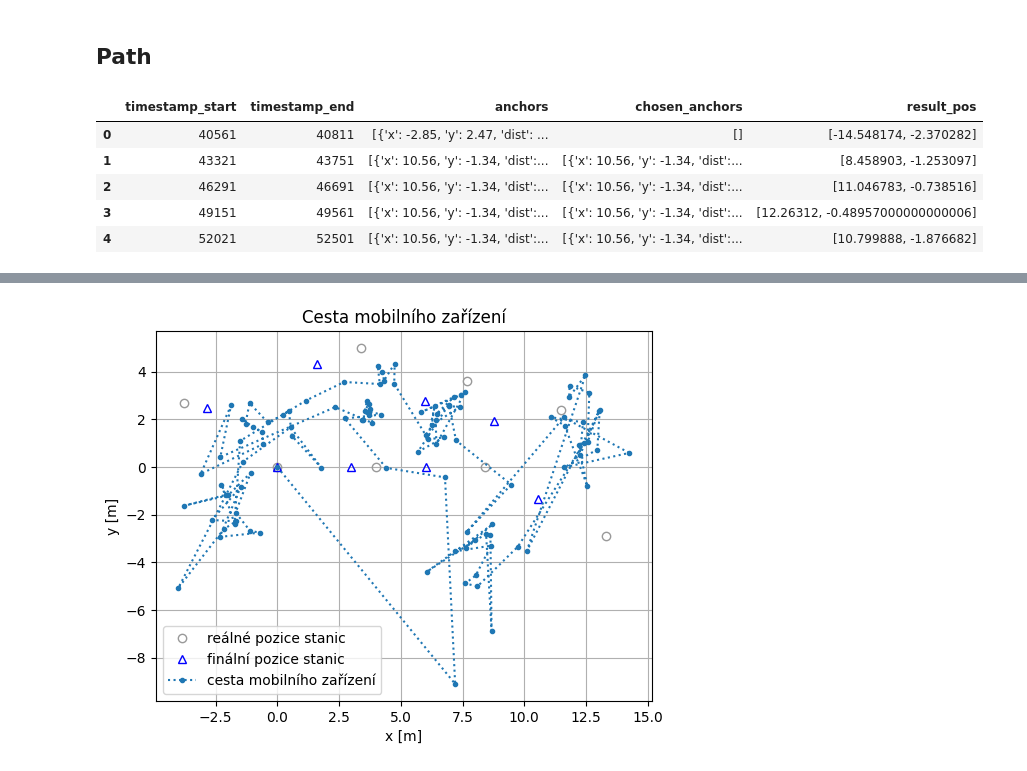
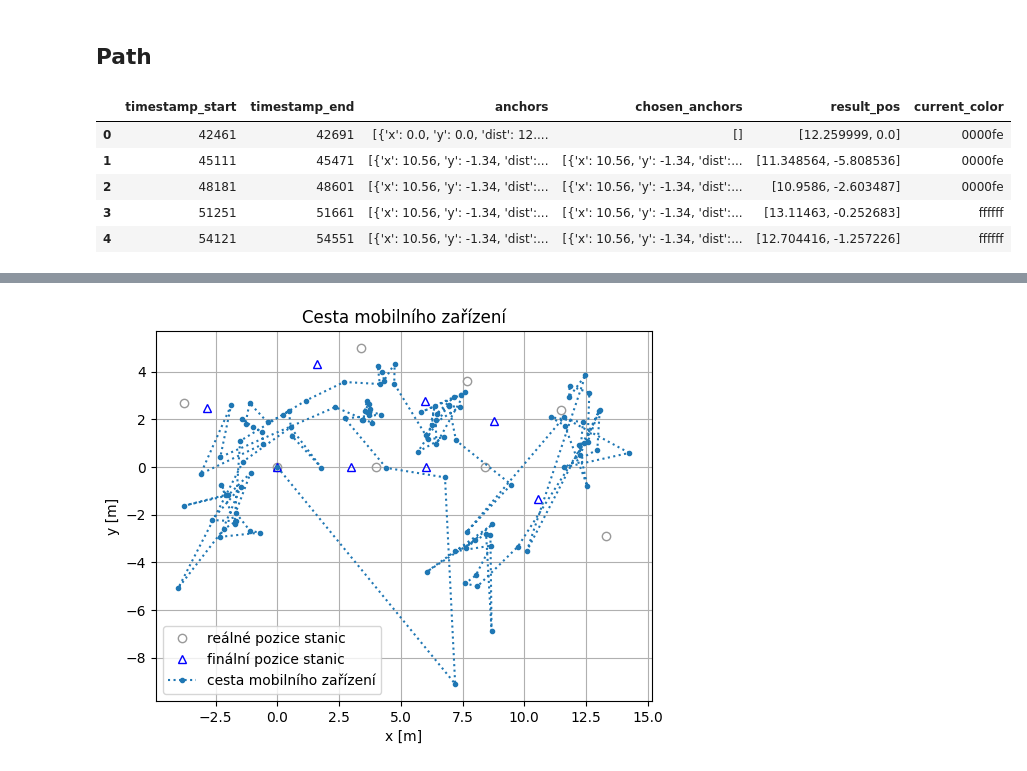
Before and after one commit to danielkurek/imf, a Jupyter notebook: result/plot-locations.ipynb, the cells around one changed output, grey strips where cells are left out. Cells and saved outputs as stored; diff of their text form; code cells hidden in the pictures.

```diff
--- a/result/plot-locations.ipynb
+++ b/result/plot-locations.ipynb
@@ -198,13 +264,13 @@ A=[3. 0.], b = -23.269341940000498
 # %%
-data_mobile = pd.read_json("logs/0020.json")
+data_mobile = pd.read_json("logs/0011.json")
 data_mobile.head()
 # %% [output]
-|  | timestamp_start | timestamp_end | anchors | chosen_anchors | result_pos |
-| 0 | 40561 | 40811 | [{'x': -2.85, 'y': 2.47, 'dist': ... | [] | [-14.548174, -2.370282] |
-| 1 | 43321 | 43751 | [{'x': 10.56, 'y': -1.34, 'dist':... | [{'x': 10.56, 'y': -1.34, 'dist':... | [8.458903, -1.253097] |
-| 2 | 46291 | 46691 | [{'x': 10.56, 'y': -1.34, 'dist':... | [{'x': 10.56, 'y': -1.34, 'dist':... | [11.046783, -0.738516] |
-| 3 | 49151 | 49561 | [{'x': 10.56, 'y': -1.34, 'dist':... | [{'x': 10.56, 'y': -1.34, 'dist':... | [12.26312, -0.48957000000000006] |
-| 4 | 52021 | 52501 | [{'x': 10.56, 'y': -1.34, 'dist':... | [{'x': 10.56, 'y': -1.34, 'dist':... | [10.799888, -1.876682] |
+|  | timestamp_start | timestamp_end | anchors | chosen_anchors | result_pos | current_color |
+| 0 | 42461 | 42691 | [{'x': 0.0, 'y': 0.0, 'dist': 12.... | [] | [12.259999, 0.0] | 0000fe |
+| 1 | 45111 | 45471 | [{'x': 10.56, 'y': -1.34, 'dist':... | [{'x': 10.56, 'y': -1.34, 'dist':... | [11.348564, -5.808536] | 0000fe |
+| 2 | 48181 | 48601 | [{'x': 10.56, 'y': -1.34, 'dist':... | [{'x': 10.56, 'y': -1.34, 'dist':... | [10.9586, -2.603487] | 0000fe |
+| 3 | 51251 | 51661 | [{'x': 10.56, 'y': -1.34, 'dist':... | [{'x': 10.56, 'y': -1.34, 'dist':... | [13.11463, -0.252683] | ffffff |
+| 4 | 54121 | 54551 | [{'x': 10.56, 'y': -1.34, 'dist':... | [{'x': 10.56, 'y': -1.34, 'dist':... | [12.704416, -1.257226] | ffffff |
 # %%
 # convert "result_pos" to x and y columns
 data_mobile["result_x"] = data_mobile["result_pos"].apply(lambda x: x[0])
```
Also changed, not shown: parts of 23 cells of this notebook, 2 other files.
